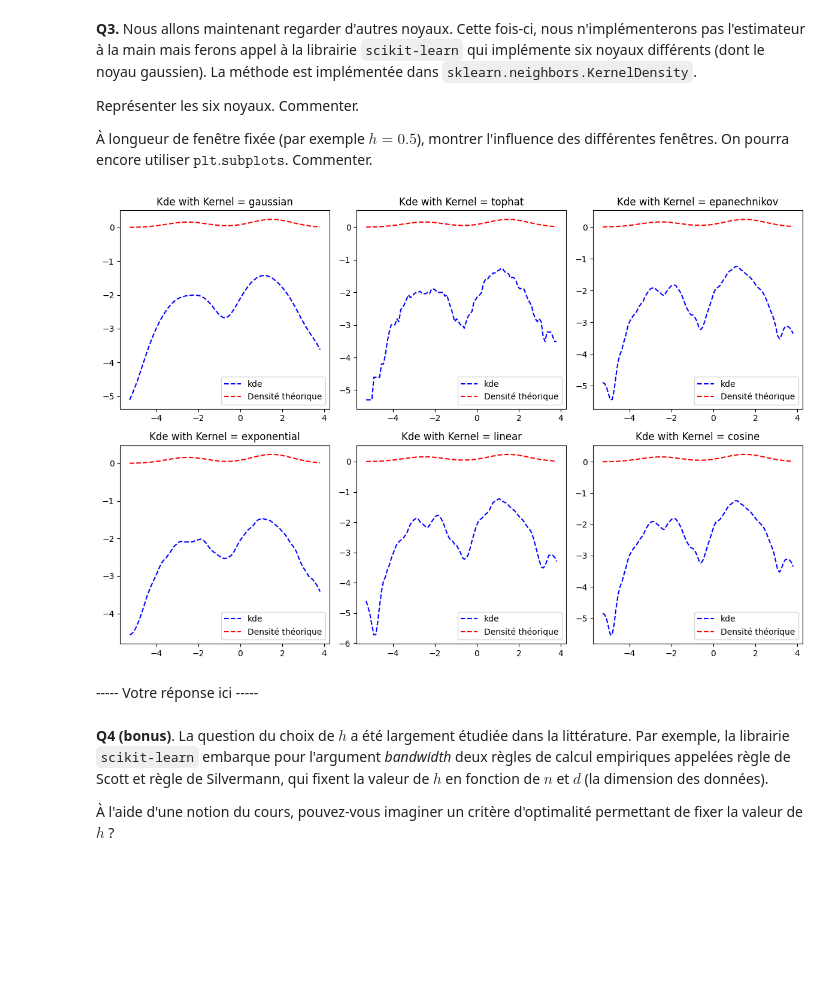
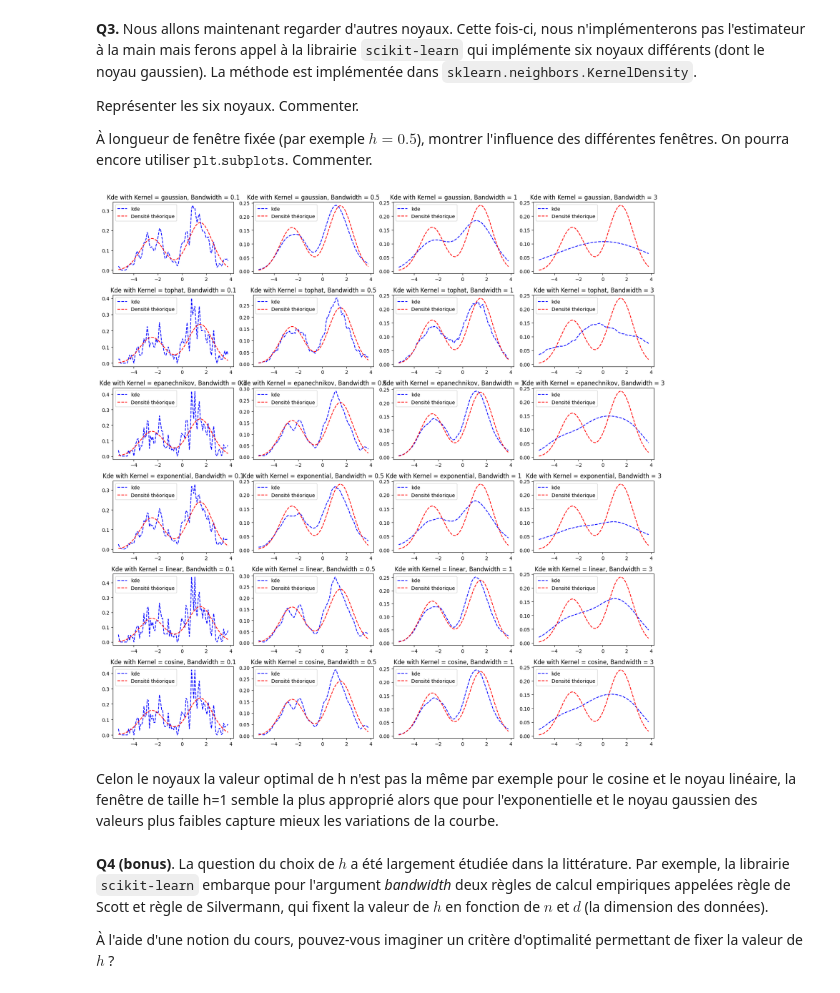
Before and after one commit to jeremdesno/python_sdia, a Jupyter notebook: Estim_stat/tp2_kde.ipynb, the cells around one changed output. Cells and saved outputs as stored; diff of their text form; code cells hidden in the pictures; blank space fills up the shorter version.

```diff
--- a/Estim_stat/tp2_kde.ipynb
+++ b/Estim_stat/tp2_kde.ipynb
@@ -204,29 +204,27 @@ from sklearn.neighbors import KernelDensity
 # %%
 # Represent the 6 different kernels implemented in scikit-learn
 
-x_values = np.linspace(min(samples), max(samples), 100)
-density = (0.4 * np.exp(-((x_values +2.5)**2)/2)/np.sqrt(2 * np.pi) +
-            0.6 * np.exp(-((x_values - 1.5)** 2)/2)/np.sqrt(2 * np.pi))
+plt.figure(figsize=(16, 16))
+kernels = ["gaussian", "tophat", "epanechnikov", "exponential", "linear", "cosine"]
+bandwidths = [0.1, 0.5, 1, 3]
 
-plt.figure(figsize=(12, 8))
-kernels = ["gaussian", "tophat", "epanechnikov", "exponential", "linear", "cosine"]
-for i in range (len(kernels)):
-    plt.subplot(2, 3, i + 1)
-    kernel = kernels[i]
-    kde_model = KernelDensity(kernel=kernel, bandwidth=0.5)
-    kde_model.fit(np.array(samples).reshape(-1, 1))
-    kde_estimate = kde_model.score_samples(x_values.reshape(-1, 1))
-    plt.plot(x_values, kde_estimate,'b--', label='kde')
-    plt.plot(x_values, density, 'r--', label='Densité théorique')
-    plt.title(f'Kde with Kernel = {kernel}')
-    plt.legend()
+for i, kernel in enumerate(kernels):
+    for j, bandwidth in enumerate(bandwidths):
+        plt.subplot(6, 4, i * 4 + j + 1)
+        kde_model = KernelDensity(kernel=kernel, bandwidth=bandwidth)
+        kde_model.fit(np.array(samples).reshape(-1, 1))
+        kde_estimate = np.exp(kde_model.score_samples(x_values.reshape(-1, 1)))
+        plt.plot(x_values, kde_estimate, 'b--', label='kde')
+        plt.plot(x_values, density, 'r--', label='Densité théorique')
+        plt.title(f'Kde with Kernel = {kernel}, Bandwidth = {bandwidth}')
+        plt.legend()
 
 plt.tight_layout()
 plt.show()
 # %% [output]
-[figure, old version]
+[figure, new version]
 # %% [markdown]
------ Votre réponse ici -----
+Celon le noyaux la valeur optimal de h n'est pas la même par exemple pour le cosine et le noyau linéaire, la fenêtre de taille h=1 semble la plus approprié alors que pour l'exponentielle et le noyau gaussien des valeurs plus faibles capture mieux les variations de la courbe.
 # %% [markdown]
 **Q4 (bonus)**. La question du choix de $h$ a été largement étudiée dans la littérature. Par exemple, la librairie `scikit-learn` embarque pour l'argument *bandwidth* deux règles de calcul empiriques appelées règle de Scott et règle de Silvermann, qui fixent la valeur de $h$ en fonction de $n$ et $d$ (la dimension des données).
 
```
Also changed, not shown: parts of 4 cells of this notebook.
